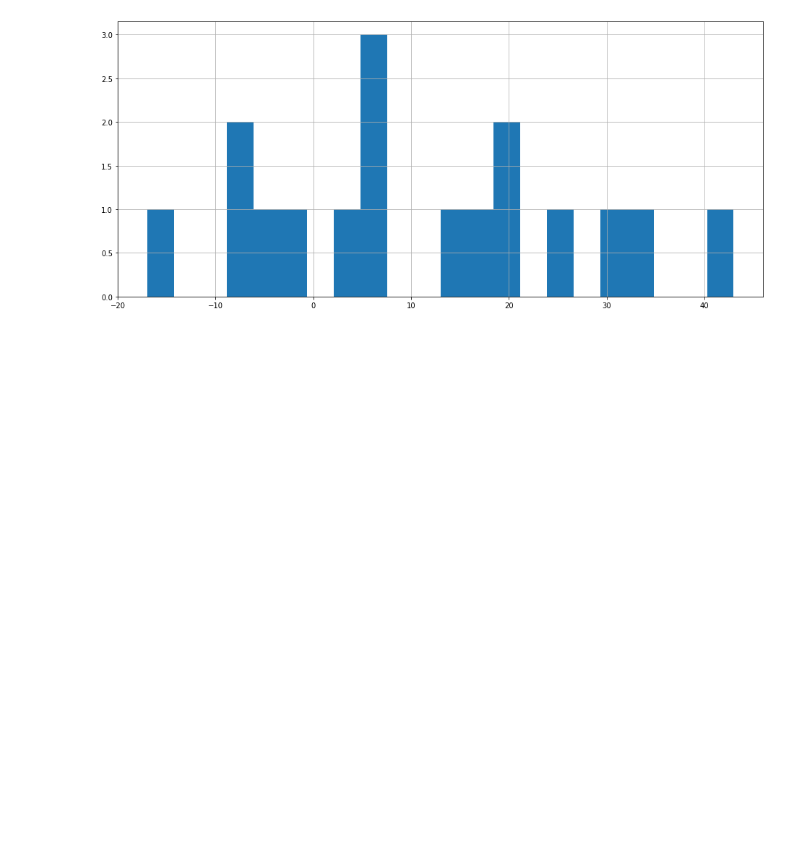
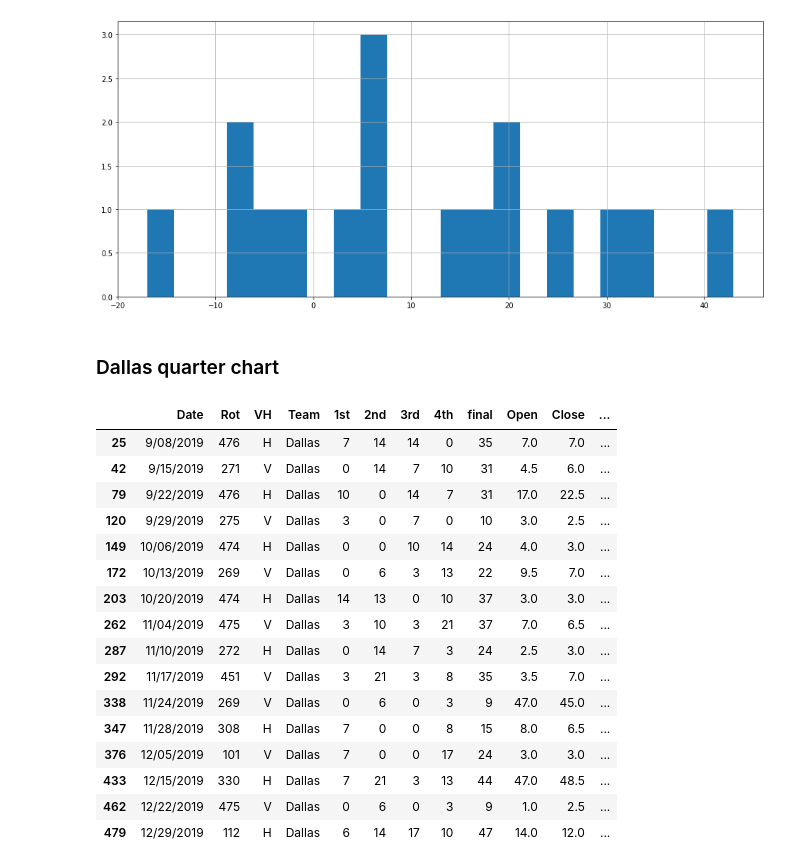
Before and after one commit to tamle7422/data_analysis, a Jupyter notebook: nfl.ipynb, the cells around one changed output. Cells and saved outputs as stored; diff of their text form; code cells hidden in the pictures; blank space fills up the shorter version.

```diff
--- a/nfl.ipynb
+++ b/nfl.ipynb
@@ -693,3 +695,5 @@ newEnglandDf["point_differential"].hist(bins=22,figsize=(16,7))
 # %% [output]
 <AxesSubplot:>
 [figure]
+# %% [markdown]
+### Dallas quarter chart
@@ -695,0 +702,20 @@ newEnglandDf["point_differential"].hist(bins=22,figsize=(16,7))
+# %%
+dallasDf
+# %% [output]
+|  | Date | Rot | VH | Team | 1st | 2nd | 3rd | 4th | final | Open | Close | ... |
+| 25 | 9/08/2019 | 476 | H | Dallas | 7 | 14 | 14 | 0 | 35 | 7.0 | 7.0 | ... |
+| 42 | 9/15/2019 | 271 | V | Dallas | 0 | 14 | 7 | 10 | 31 | 4.5 | 6.0 | ... |
+| 79 | 9/22/2019 | 476 | H | Dallas | 10 | 0 | 14 | 7 | 31 | 17.0 | 22.5 | ... |
+| 120 | 9/29/2019 | 275 | V | Dallas | 3 | 0 | 7 | 0 | 10 | 3.0 | 2.5 | ... |
+| 149 | 10/06/2019 | 474 | H | Dallas | 0 | 0 | 10 | 14 | 24 | 4.0 | 3.0 | ... |
+| 172 | 10/13/2019 | 269 | V | Dallas | 0 | 6 | 3 | 13 | 22 | 9.5 | 7.0 | ... |
+| 203 | 10/20/2019 | 474 | H | Dallas | 14 | 13 | 0 | 10 | 37 | 3.0 | 3.0 | ... |
+| 262 | 11/04/2019 | 475 | V | Dallas | 3 | 10 | 3 | 21 | 37 | 7.0 | 6.5 | ... |
+| 287 | 11/10/2019 | 272 | H | Dallas | 0 | 14 | 7 | 3 | 24 | 2.5 | 3.0 | ... |
+| 292 | 11/17/2019 | 451 | V | Dallas | 3 | 21 | 3 | 8 | 35 | 3.5 | 7.0 | ... |
+| 338 | 11/24/2019 | 269 | V | Dallas | 0 | 6 | 0 | 3 | 9 | 47.0 | 45.0 | ... |
+| 347 | 11/28/2019 | 308 | H | Dallas | 7 | 0 | 0 | 8 | 15 | 8.0 | 6.5 | ... |
+| 376 | 12/05/2019 | 101 | V | Dallas | 7 | 0 | 0 | 17 | 24 | 3.0 | 3.0 | ... |
+| 433 | 12/15/2019 | 330 | H | Dallas | 7 | 21 | 3 | 13 | 44 | 47.0 | 48.5 | ... |
+| 462 | 12/22/2019 | 475 | V | Dallas | 0 | 6 | 0 | 3 | 9 | 1.0 | 2.5 | ... |
+| 479 | 12/29/2019 | 112 | H | Dallas | 6 | 14 | 17 | 10 | 47 | 14.0 | 12.0 | ... |
```
Also changed, not shown: parts of 7 cells of this notebook.
